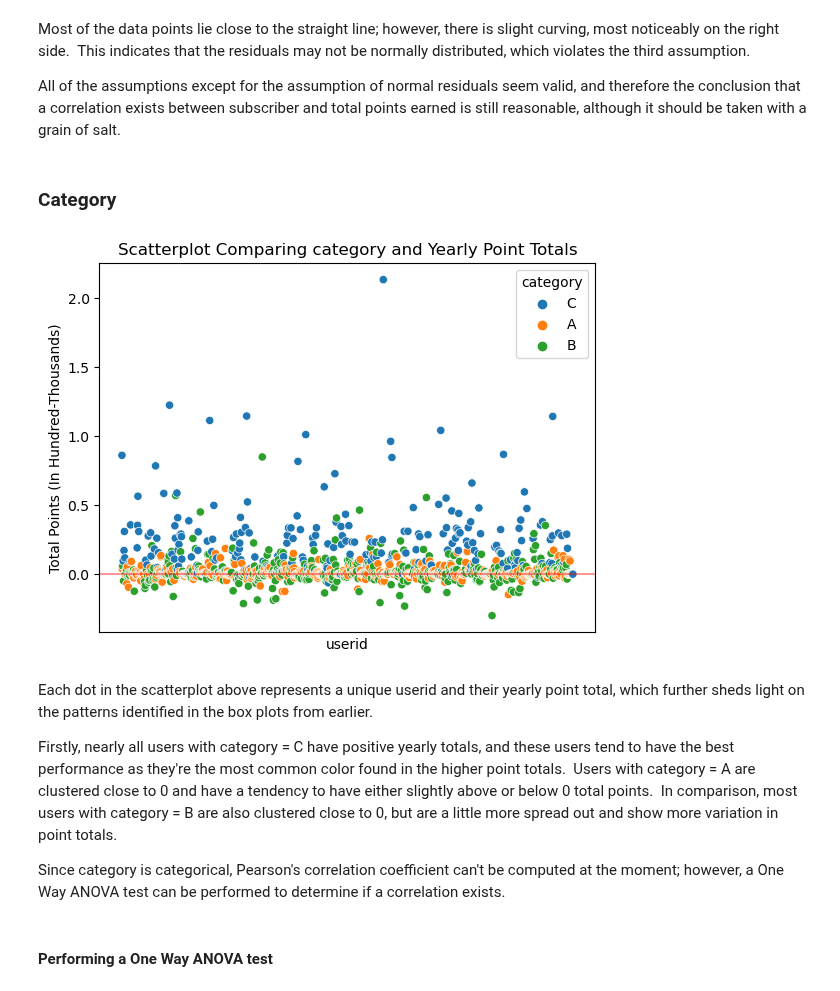
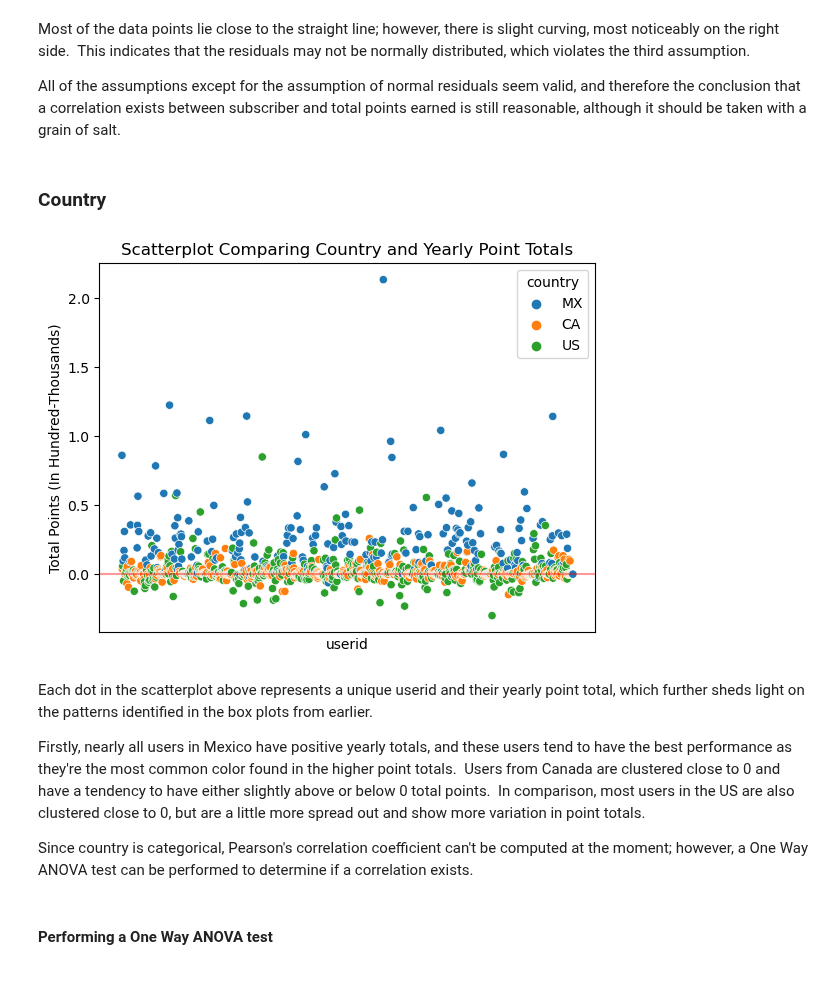
Before and after one commit to papir805/bot_battles_player_analysis, a Jupyter notebook: part3_correlation.ipynb, the cells around one changed output. Cells and saved outputs as stored; diff of their text form; code cells hidden in the pictures.

```diff
--- a/part3_correlation.ipynb
+++ b/part3_correlation.ipynb
@@ -86,7 +86,7 @@ ax[0].grid(None)
 ax[0].get_xaxis().set_major_formatter(
     matplotlib.ticker.FuncFormatter(lambda x, p: format(round(int(x)/100_000, 2), ',')))
 
-boxplot2 = users_attributes_and_tot_points.boxplot('total_points', by='category', ax=ax[1], vert=False, return_type='both')
+boxplot2 = users_attributes_and_tot_points.boxplot('total_points', by='country', ax=ax[1], vert=False, return_type='both')
 ax[1].set_title(None)
 ax[1].grid(None)
 ax[1].set_xlabel('Total Points (In Hundred-Thousands)')
@@ -220,27 +220,27 @@ Most of the data points lie close to the straight line; however, there is slight
 
 All of the assumptions except for the assumption of normal residuals seem valid, and therefore the conclusion that a correlation exists between subscriber and total points earned is still reasonable, although it should be taken with a grain of salt.
 # %% [markdown]
-### Category
+### Country
 # %%
 ax = sns.scatterplot(x=users_attributes_and_tot_points.index,
                      y='total_points',
                      data=users_attributes_and_tot_points,
-                     hue='category')
+                     hue='country')
 ax.axhline(y=0, linestyle='solid', color='red', alpha=0.4)
-ax.set_title('Scatterplot Comparing category and Yearly Point Totals')
+ax.set_title('Scatterplot Comparing Country and Yearly Point Totals')
 ax.set_xticks([])
 ax.set_xlabel('userid')
 ax.set_ylabel('Total Points (In Hundred-Thousands)')
 ax.get_yaxis().set_major_formatter(
     matplotlib.ticker.FuncFormatter(lambda x, p: format(round(int(x)/100_000, 2), ',')));
 # %% [output]
-[figure, old version]
+[figure, new version]
 # %% [markdown]
 Each dot in the scatterplot above represents a unique userid and their yearly point total, which further sheds light on the patterns identified in the box plots from earlier.
 
-Firstly, nearly all users with category = C have positive yearly totals, and these users tend to have the best performance as they're the most common color found in the higher point totals.  Users with category = A are clustered close to 0 and have a tendency to have either slightly above or below 0 total points.  In comparison, most users with category = B are also clustered close to 0, but are a little more spread out and show more variation in point totals.
+Firstly, nearly all users in Mexico have positive yearly totals, and these users tend to have the best performance as they're the most common color found in the higher point totals.  Users from Canada are clustered close to 0 and have a tendency to have either slightly above or below 0 total points.  In comparison, most users in the US are also clustered close to 0, but are a little more spread out and show more variation in point totals.
 
-Since category is categorical, Pearson's correlation coefficient can't be computed at the moment; however, a One Way ANOVA test can be performed to determine if a correlation exists.
+Since country is categorical, Pearson's correlation coefficient can't be computed at the moment; however, a One Way ANOVA test can be performed to determine if a correlation exists.
 # %% [markdown]
 #### Performing a One Way ANOVA test
 # %%
```
Also changed, not shown: parts of 13 cells of this notebook, 4 other files.
